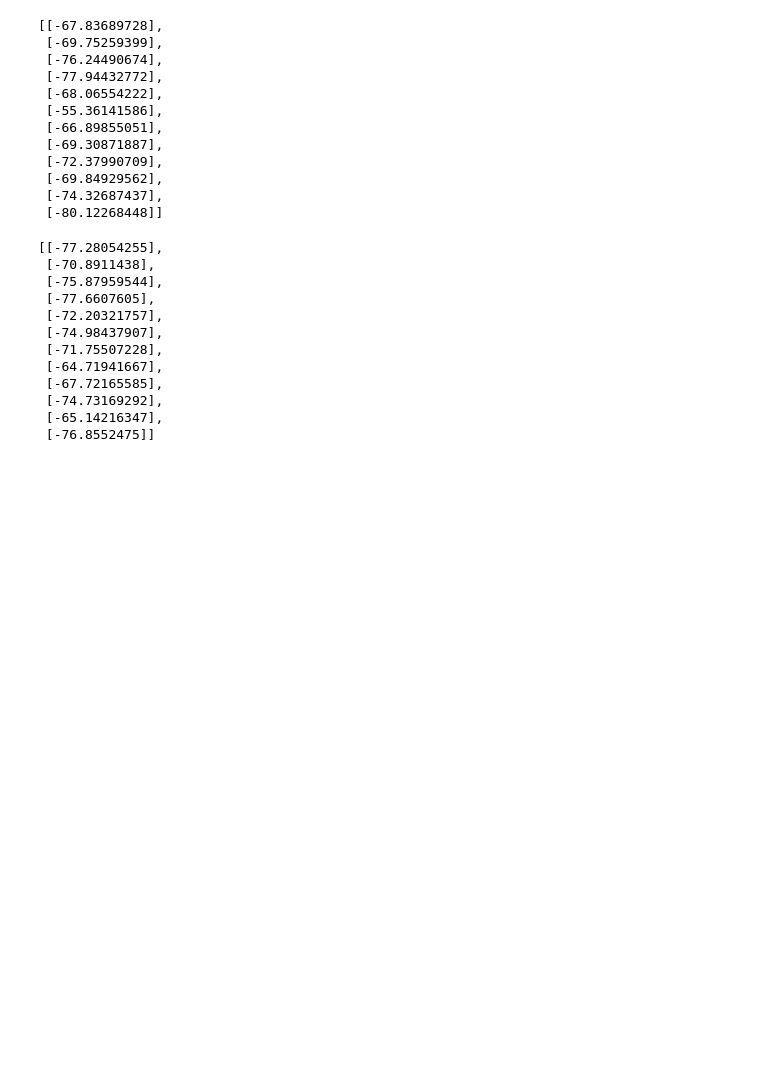
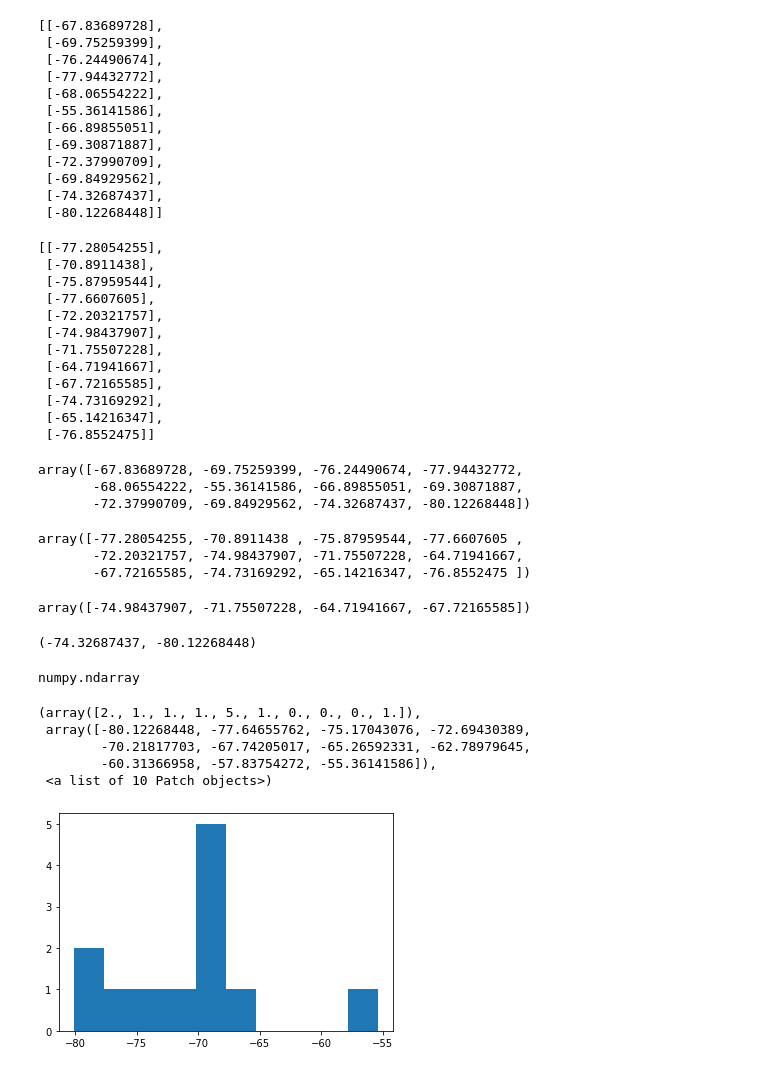
Before and after one commit to nellyfadil/Neuro-265, a Jupyter notebook: coding_homework_1.ipynb, the cells around one changed output. Cells and saved outputs as stored; diff of their text form; code cells hidden in the pictures; blank space fills up the shorter version.

```diff
--- a/coding_homework_1.ipynb
+++ b/coding_homework_1.ipynb
@@ -135,3 +135,6 @@ data2
  [-74.73169292],
  [-65.14216347],
  [-76.8552475]]
+# %%
+# use numpy to flatten data
+data1 = np.squeeze(data1)
@@ -137,0 +144,39 @@ data2
+# %%
+# print data1
+data1
+# %% [output]
+array([-67.83689728, -69.75259399, -76.24490674, -77.94432772,
+       -68.06554222, -55.36141586, -66.89855051, -69.30871887,
+       -72.37990709, -69.84929562, -74.32687437, -80.12268448])
+# %%
+#print data2
+data2
+# %% [output]
+array([-77.28054255, -70.8911438 , -75.87959544, -77.6607605 ,
+       -72.20321757, -74.98437907, -71.75507228, -64.71941667,
+       -67.72165585, -74.73169292, -65.14216347, -76.8552475 ])
+# %%
+#list to print 5,6,7,8 of data2
+data2[5:9]
+# %% [output]
+array([-74.98437907, -71.75507228, -64.71941667, -67.72165585])
+# %%
+#print second to last and last of data 1
+data1[-2], data1[-1]
+# %% [output]
+(-74.32687437, -80.12268448)
+# %%
+#type for data2
+type(data2)
+# %% [output]
+numpy.ndarray
+# %%
+#histogram of data1
+plt.hist(data1)
+# %% [output]
+(array([2., 1., 1., 1., 5., 1., 0., 0., 0., 1.]),
+ array([-80.12268448, -77.64655762, -75.17043076, -72.69430389,
+        -70.21817703, -67.74205017, -65.26592331, -62.78979645,
+        -60.31366958, -57.83754272, -55.36141586]),
+ <a list of 10 Patch objects>)
+[figure, added]
```
Also changed, not shown: parts of 7 cells of this notebook.
